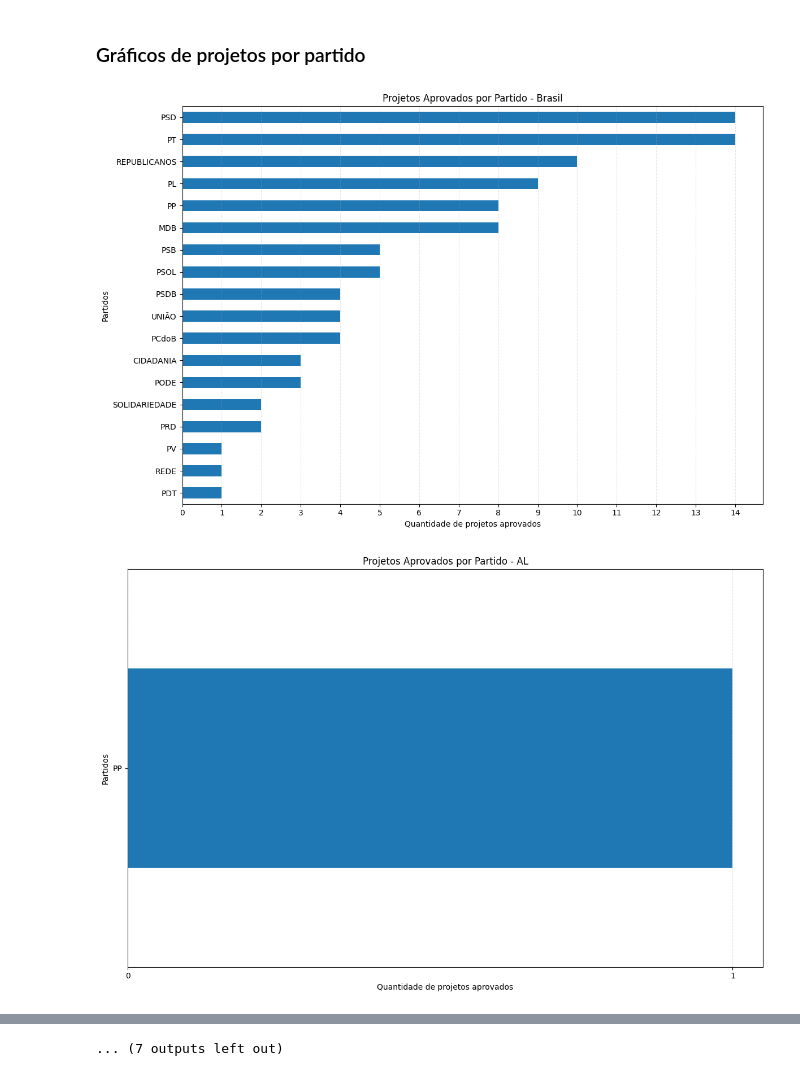
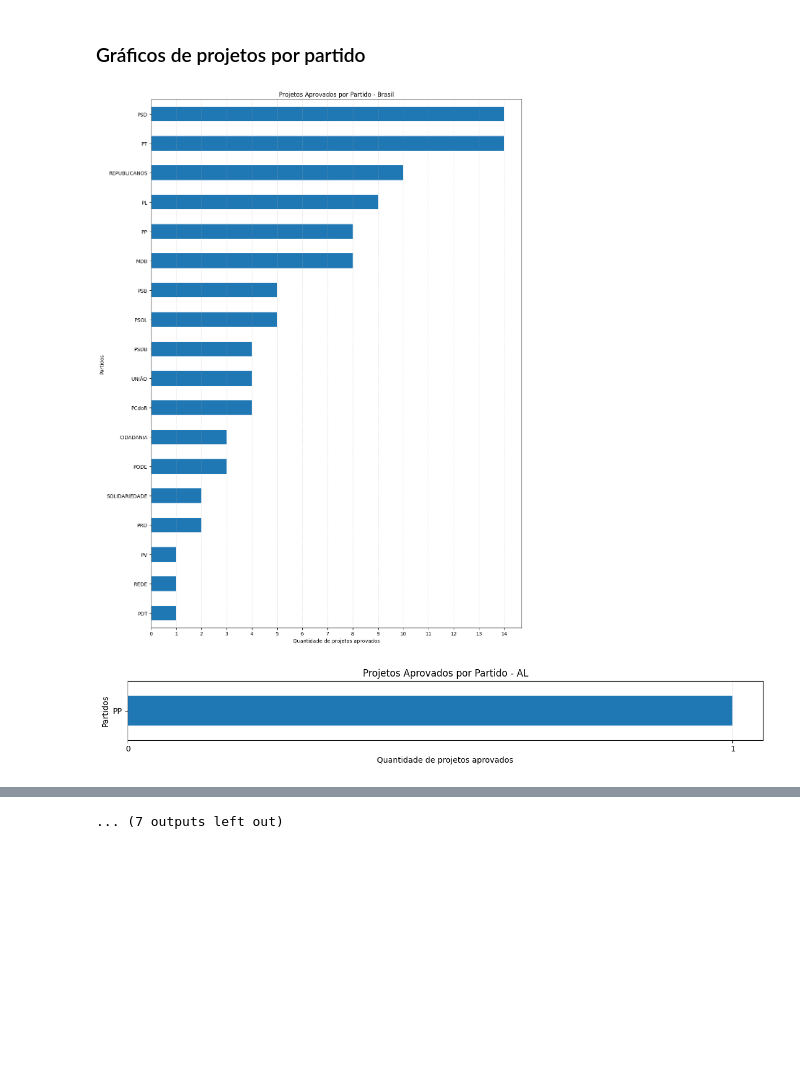
Before and after one commit to APILumina/API1_DSM_Lumina, a Jupyter notebook: notebooks/grafico_projetos_partido.ipynb, the cells around one changed output, grey strips where cells are left out. Cells and saved outputs as stored; diff of their text form; code cells hidden in the pictures; blank space fills up the shorter version.

Commit message:
refactor: atualiza o código dos gráfico de projetos aprovados por partido para que o tamanho das barras fiquem próximos

```diff
--- a/notebooks/grafico_projetos_partido.ipynb
+++ b/notebooks/grafico_projetos_partido.ipynb
@@ -27,49 +27,50 @@ df2['nome'] = df2['nome'].str.strip().str.upper()
 df_final = pd.merge(df1, df2, left_on='nome_eleitoral', right_on='nome')
 
 # Criação graficos
-def criaGrafico(df, titulo_complemento="Geral"):
+def criaGrafico(df, estado):
     # Se o dataframe vier vazio, não faz nada
     if df.empty:
         return
 
     # Tamanho do gráfico que será gerado
-    plt.figure(figsize=(12, 8))
+    qtd_partidos = df['partido'].nunique()
+    plt.figure(figsize=(12, 1.2 + (0.8 * qtd_partidos)))
 
     # Agrupa todos os projetos do mesmo partido, conta eles, deixa em ordem descrescente e desenha o gráfico com barras horizontais
     df.groupby('partido').size().sort_values().plot(kind='barh')
 
     # Configura os textos do gráfico
-    plt.title(f'Projetos Aprovados por Partido - {titulo_complemento}')
+    plt.title(f'Projetos Aprovados por Partido - {estado}')
     plt.ylabel('Partidos')
     plt.xlabel('Quantidade de projetos aprovados')
 
     # Faz uma "régua" na parte de inferior do gráfico, que vai do 0 até o número máximo de projetos
     max_projetos = df.groupby('partido').size().max()
     plt.xticks(np.arange(0, max_projetos + 1, 1))
 
     # Cria um grid com linhas verticais
     plt.grid(axis='x', linestyle='--', alpha=0.3)
 
     # Garante que todos os gráficos fiquem com o mesmo tamanho
     plt.tight_layout()
 
     # Garante que o gráfico seja mostrado
     plt.show()
 
     # Pula uma linha para separar os gráficos
     print()
 
 # Gráfico dos projetos aprovados no Brasil
 criaGrafico(df_final, 'Brasil')
 
 # Lista os estados
 estados = sorted(df_final['uf'].unique())
 
 # Gráfico dos projetos aprovados pro estado
 for uf in estados:
     df_estado = df_final[df_final['uf'] == uf]
 
     criaGrafico(df_estado, uf)
 # %% [output]
-[figure, old version]
+[figure, new version]
-[figure, old version]
+[figure, new version]
```
Also changed, not shown: parts of 1 cell of this notebook.
